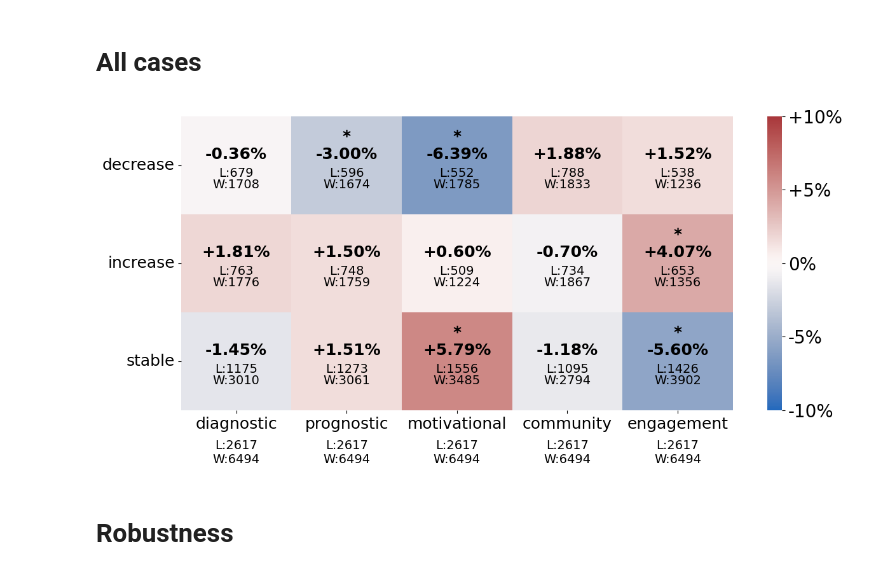
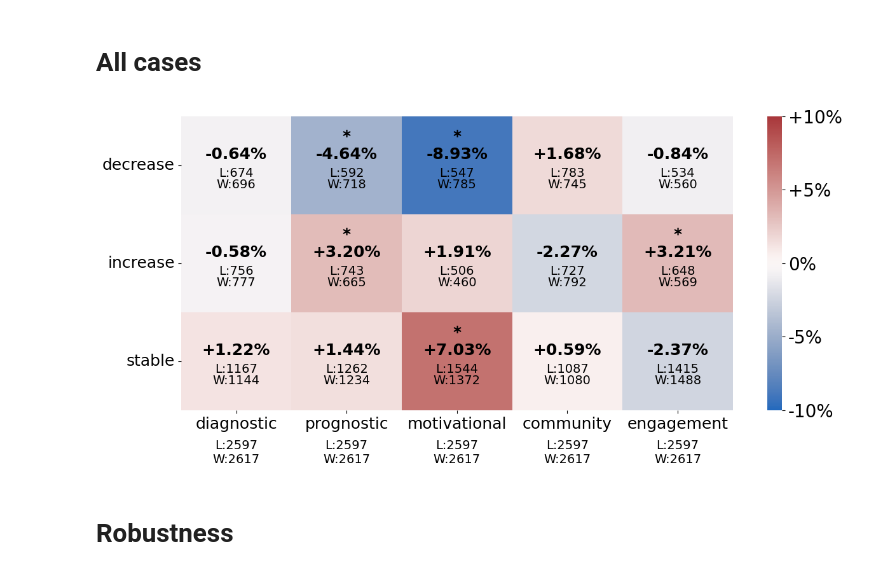
Before and after one commit to ariannap13/laborunions, a Jupyter notebook: union-activity_analysis/pattern_analysis_slopes.ipynb, the cells around one changed output. Saved outputs shown, nothing was run; the diff lists cells and outputs as text; code cells hidden in the pictures.

```diff
--- a/union-activity_analysis/pattern_analysis_slopes.ipynb
+++ b/union-activity_analysis/pattern_analysis_slopes.ipynb
@@ -75,5 +77,23 @@ winning_deltas["frame"] = winning_deltas["frame_prop"].apply(lambda x: x.split("
+# %%
+# for each main union, balance the number of cases in losing and winning
+list_union_cases = []
+for union in deltas_all["main_union"].unique():
+    # get losing and winning cases for this union
+    losing_cases = deltas_all[(deltas_all["main_union"] == union) & (deltas_all["frame_prop"]=="rolling_community_prop") & (deltas_all["outcome"] == "Losing")]["case_number"].unique()
+    winning_cases = deltas_all[(deltas_all["main_union"] == union) & (deltas_all["frame_prop"]=="rolling_community_prop") & (deltas_all["outcome"] == "Winning")]["case_number"].unique()
+
+    cases_winning_sub = pd.Series(winning_cases).sample(n=len(losing_cases), random_state=42).tolist() if len(winning_cases) > len(losing_cases) else list(winning_cases)
+    cases_losing_sub = pd.Series(losing_cases).sample(n=len(winning_cases), random_state=42).tolist() if len(losing_cases) > len(winning_cases) else list(losing_cases)
+
+    list_union_cases += [(union, case, "Winning") for case in cases_winning_sub]
+    list_union_cases += [(union, case, "Losing") for case in cases_losing_sub]
+# %%
+deltas_all_sampled = deltas_all[deltas_all.apply(lambda row: (row["main_union"], row["case_number"], row["outcome"]) in list_union_cases, axis=1)].copy()
+# %%
+losing_deltas_sampled = deltas_all_sampled[deltas_all_sampled["outcome"] == "Losing"]
+winning_deltas_sampled = deltas_all_sampled[deltas_all_sampled["outcome"] == "Winning"]
 # %%
-confidence_offset = compute_confidence_offset(losing_deltas, winning_deltas, order_patterns, order_frames)
+confidence_offset = compute_confidence_offset(losing_deltas_sampled, winning_deltas_sampled, order_patterns, order_frames)
 # %%
 # Pivot to match your heatmap format
 heatmap_data = confidence_offset.pivot(index="pattern", columns="frame", values="proportion_diff")
@@ -108,39 +128,40 @@ for i, pattern in enumerate(heatmap_data.index):
         # star if CI excludes 0
         star = "*" if (lower_ci > 0 or upper_ci < 0) else ""
 
         # add offset + star in bold
         ax.text(
             j + 0.5, i + 0.3,  # slightly above center
             f"{star}\n{offset*100:+.2f}%",
             color="black", ha="center", va="center", fontweight="bold", fontsize=18
         )
 
         # Optionally: add losing/winning counts as before
-        losing = losing_deltas[(losing_deltas['frame'] == frame)&(losing_deltas['delta_diff_category'] == pattern)].shape[0]
-        winning = winning_deltas[(winning_deltas['frame'] == frame)&(winning_deltas['delta_diff_category'] == pattern)].shape[0]
+        losing = losing_deltas_sampled[(losing_deltas_sampled['frame'] == frame)&(losing_deltas_sampled['delta_diff_category'] == pattern)].shape[0]
+        winning = winning_deltas_sampled[(winning_deltas_sampled['frame'] == frame)&(winning_deltas_sampled['delta_diff_category'] == pattern)].shape[0]
         ax.text(j + 0.5, i + 0.58, f"L:{losing}", color="black", ha="center", va="center", fontsize=14)
         ax.text(j + 0.5, i + 0.70, f"W:{winning}", color="black", ha="center", va="center", fontsize=14)
 
 # add totals beneath x tick labels
 for xtick, frame in zip(ax.get_xticks(), heatmap_data.columns):
-    losing_total = losing_deltas[(losing_deltas['frame'] == frame)].shape[0]
-    winning_total = winning_deltas[(winning_deltas['frame'] == frame)].shape[0]
+    losing_total = losing_deltas_sampled[(losing_deltas_sampled['frame'] == frame)].shape[0]
+    winning_total = winning_deltas_sampled[(winning_deltas_sampled['frame'] == frame)].shape[0]
     ax.text(
         xtick,
         len(heatmap_data) + 0.3,
         f"L:{losing_total}\nW:{winning_total}",
         ha="center", va="top", fontsize=14
     )
 
 
 #title
 plt.title("")
 # remove x and y axis label
 plt.xlabel("")
 plt.ylabel("")
-plt.savefig("../../plots/for-paper/usage_before-after.svg", bbox_inches='tight')
+# plt.show()
+plt.savefig("../plots/usage_before-after-balanced.svg", bbox_inches='tight')
 # %% [output]
-[figure, old version]
+[figure, new version]
 # %% [markdown]
 # Robustness
 # %% [markdown]
```
Also changed, not shown: parts of 14 cells of this notebook, 10 other files.
